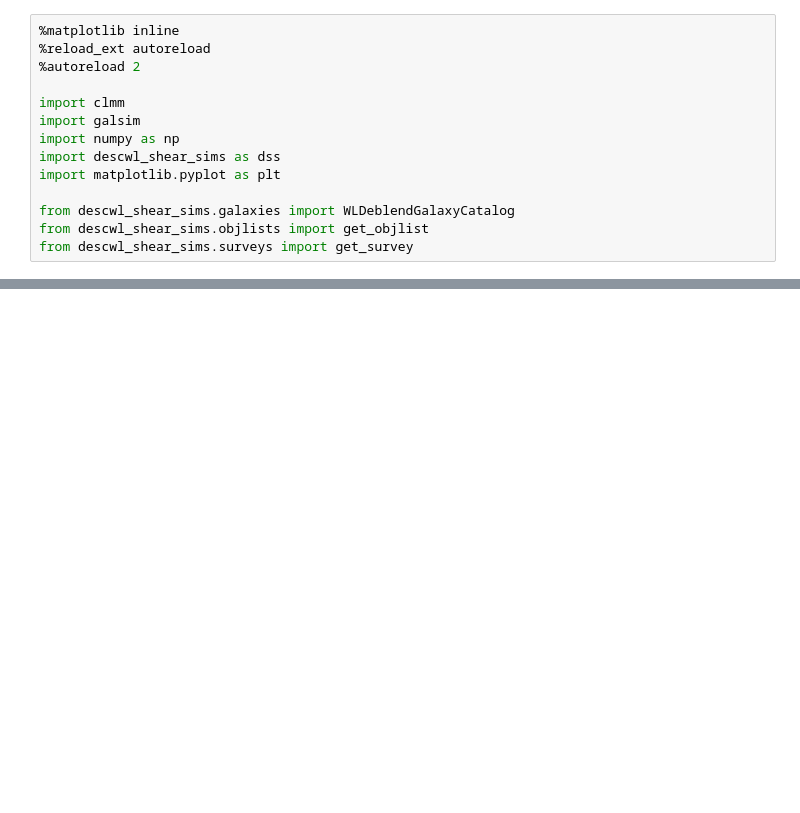
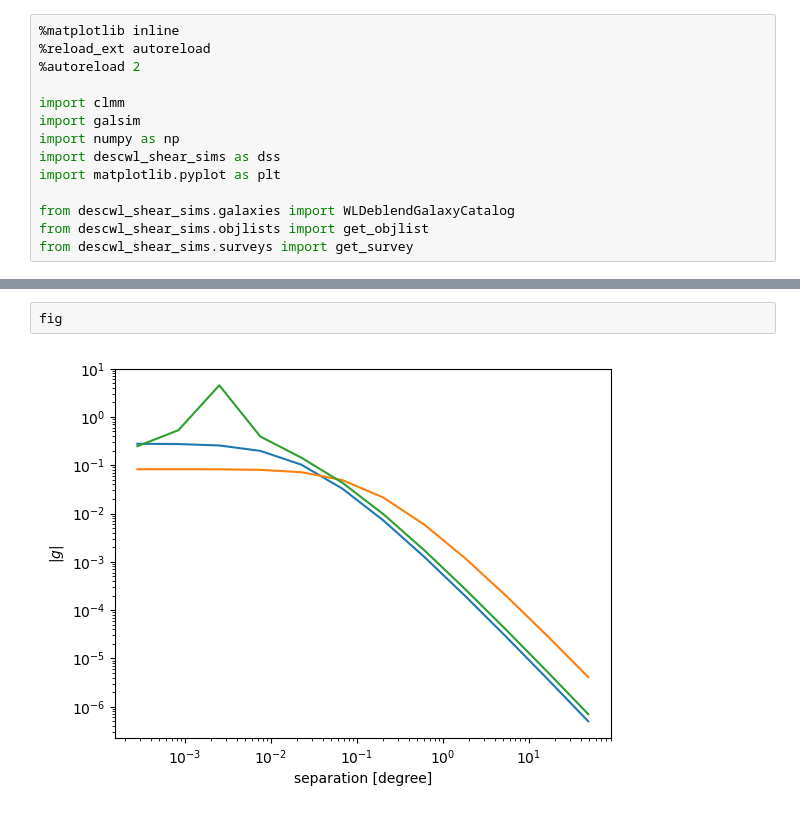
Before and after one commit to LSSTDESC/descwl-shear-sims, a Jupyter notebook: examples/example_NFWShear.ipynb, the cells around one changed output, grey strips where cells are left out. Cells and saved outputs as stored; diff of their text form; blank space fills up the shorter version.

```diff
--- a/examples/example_NFWShear.ipynb
+++ b/examples/example_NFWShear.ipynb
@@ -136,0 +254,4 @@ lists["redshifts"]
+# %%
+fig
+# %% [output]
+[figure, added]
```
Also changed, not shown: parts of 15 cells of this notebook, 1 other file.
